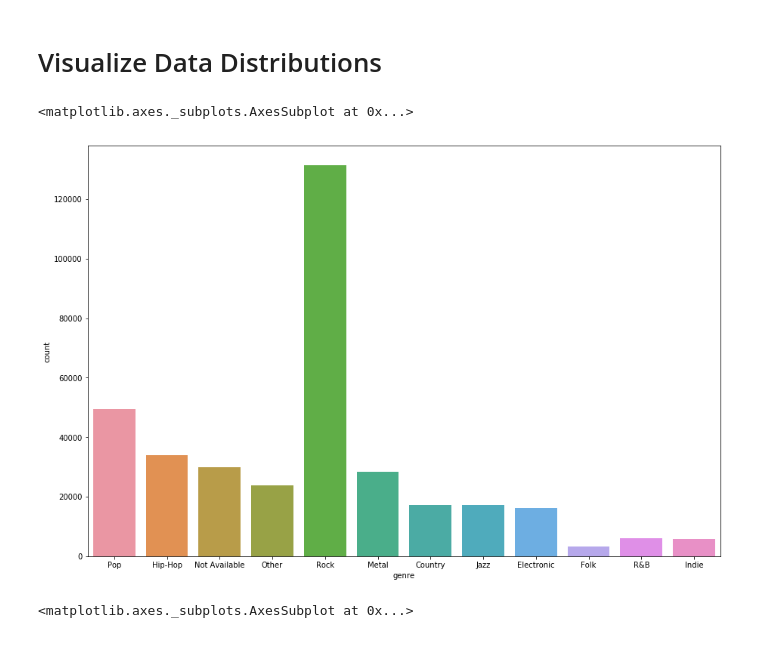
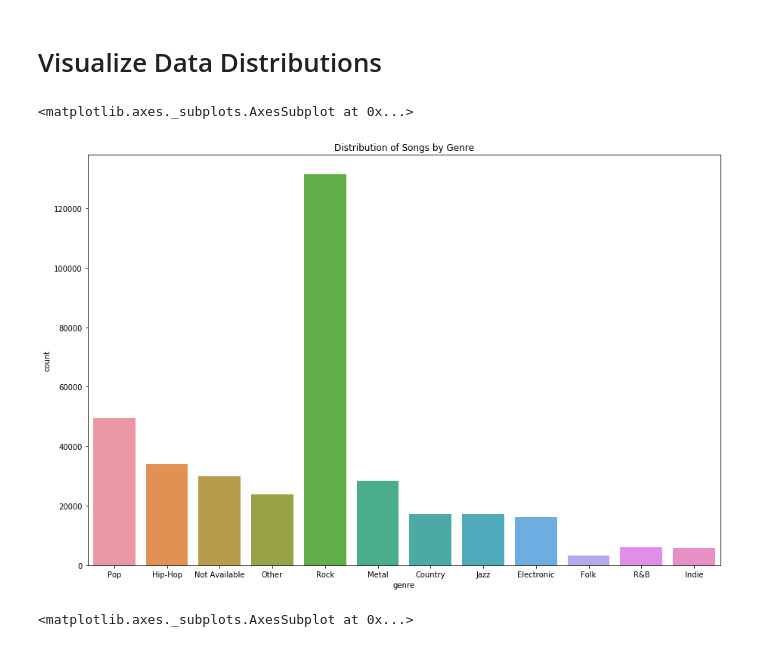
Before and after one commit to jtloong/blog_projects, a Jupyter notebook: song_lyrics/exploration.ipynb, the cells around one changed output. Cells and saved outputs as stored; diff of their text form; code cells hidden in the pictures.

Commit message:
Added plot titles to graphs

```diff
--- a/song_lyrics/exploration.ipynb
+++ b/song_lyrics/exploration.ipynb
@@ -19,10 +19,11 @@ data.head()
 # Visualize Data Distributions
 # %%
 plt.figure(figsize=(15,10))
+plt.title('Distribution of Songs by Genre')
 sns.countplot(data['genre'])
 # %% [output]
 <matplotlib.axes._subplots.AxesSubplot at 0x...>
-[figure, old version]
+[figure, new version]
 # %%
 plt.figure(figsize=(30,10))
 sns.countplot(data['year'])
```
